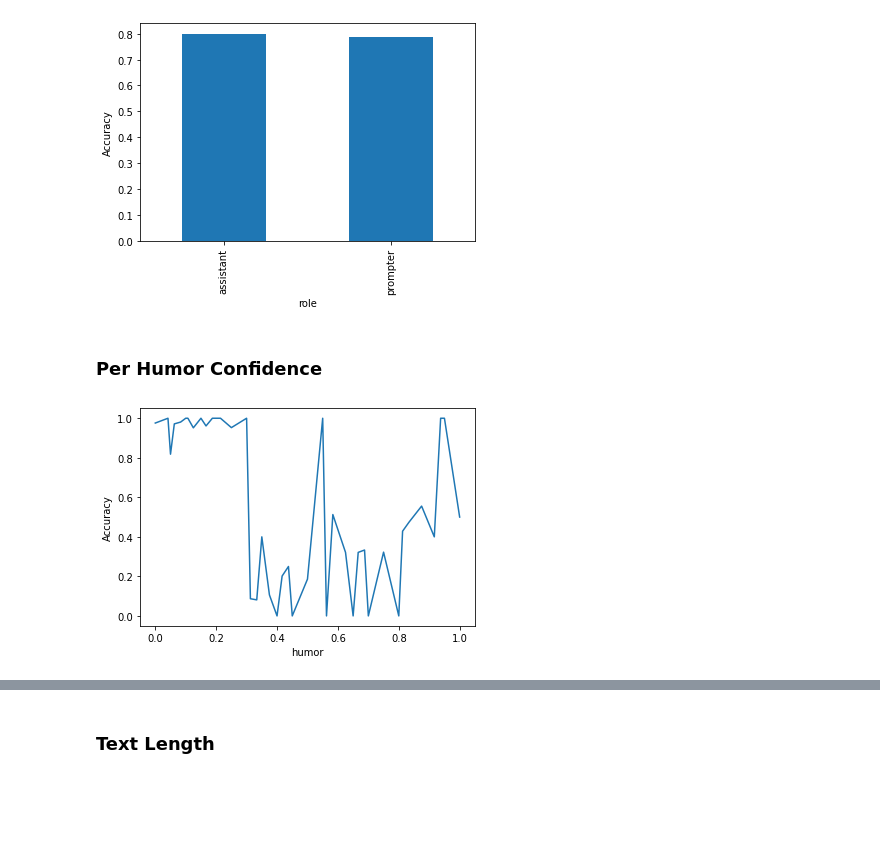
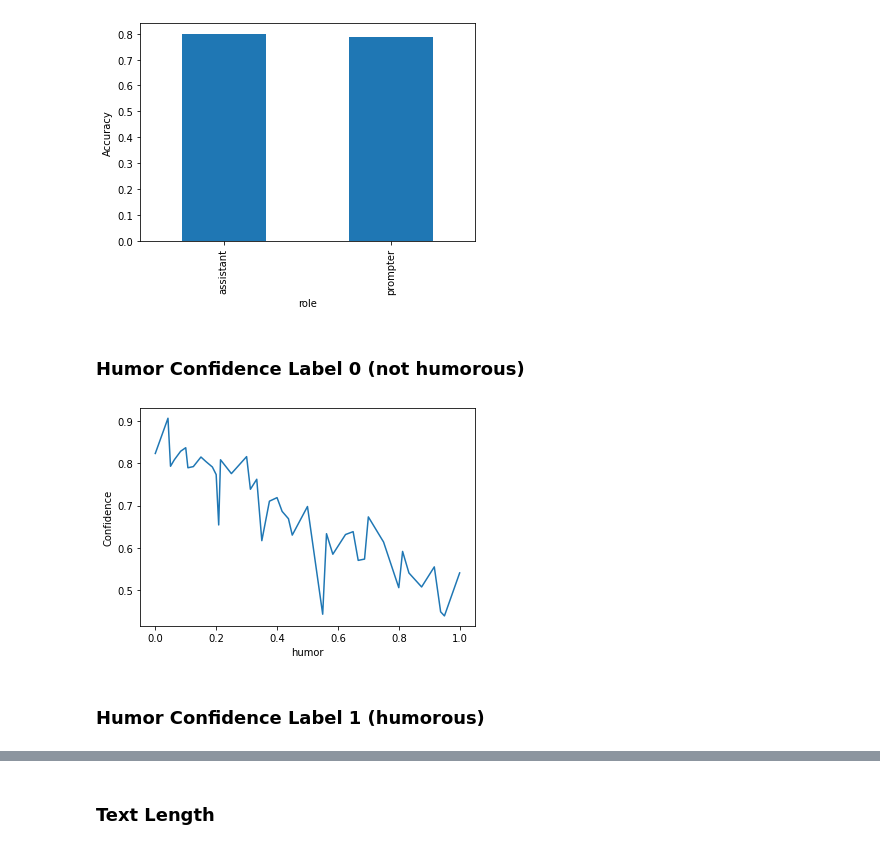
Before and after one commit to Timon0/nlp-text-titans, a Jupyter notebook: classifier/notebooks/error-analysis.ipynb, the cells around one changed output, grey strips where cells are left out. Drawn from its saved outputs; the diff is of its cells as text; code cells hidden in the pictures; blank space fills up the shorter version.

```diff
--- a/classifier/notebooks/error-analysis.ipynb
+++ b/classifier/notebooks/error-analysis.ipynb
@@ -72,17 +73,23 @@ def predict(text):
     with torch.no_grad():
         encoded_input = {k: v.to(device) for k, v in encoded_input.items()}
         output = model(encoded_input)
-    prediction = torch.argmax(output.logits, dim=-1).item()
-    return prediction
+    confidence = torch.softmax(output.logits, dim=-1)
+    confidence_0 = confidence[0][0].item()
+    confidence_1 = confidence[0][1].item()
+    label = torch.argmax(output.logits, dim=-1).item()
+    return (label, confidence_0, confidence_1)
 # %%
 model.eval()
 for index, row in tqdm(df_test.iterrows(), total=df_test.shape[0]):
-    df_test.at[index, 'humor_prediction'] = predict(row['text'])
+    (label, confidence_0, confidence_1) = predict(row['text'])
+    df_test.at[index, 'humor_prediction_label'] = label
+    df_test.at[index, 'humor_prediction_confidence_0'] = confidence_0
+    df_test.at[index, 'humor_prediction_confidence_1'] = confidence_1
 # %% [markdown]
 ## Analyse Predictions
 # %%
-df_test['humor_prediction'] = df_test['humor_prediction'].astype(int)
-df_test['correct'] = df_test['humor_prediction'] == df_test['humor_label']
+df_test['humor_prediction_label'] = df_test['humor_prediction_label'].astype(int)
+df_test['correct'] = df_test['humor_prediction_label'] == df_test['humor_true_label']
 df_test['correct_int'] = df_test['correct'].astype(int)
 # %% [markdown]
 ### Overall
@@ -122,11 +129,13 @@ plt.show()
 # %% [output]
 [figure]
 # %% [markdown]
-### Per Humor Confidence
+### Humor Confidence Label 0 (not humorous)
 # %%
-humor_accurary = df_test.groupby('humor')['correct_int'].mean()
+humor_accurary = df_test.groupby('humor')['humor_prediction_confidence_0'].mean()
 # %%
-humor_accurary.plot.line(ylabel="Accuracy")
+humor_accurary.plot.line(ylabel="Confidence")
 plt.show()
 # %% [output]
-[figure, old version]
+[figure, new version]
+# %% [markdown]
+### Humor Confidence Label 1 (humorous)
```
Also changed, not shown: parts of 13 cells of this notebook.
